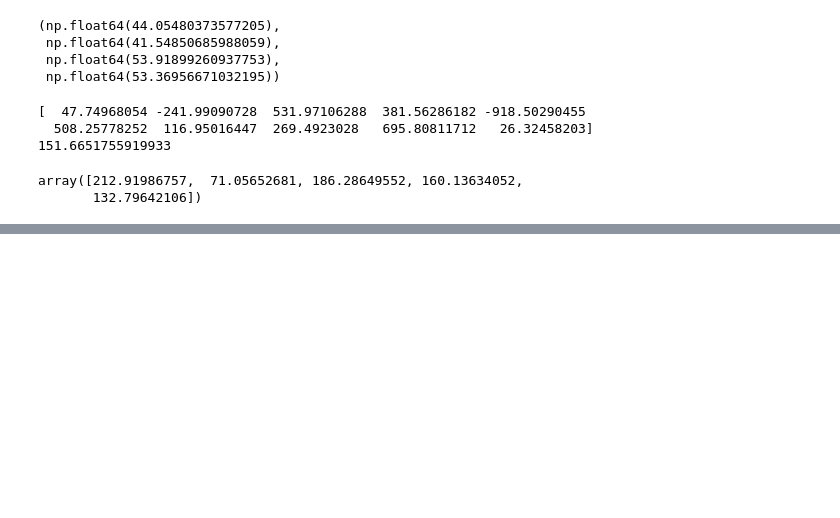
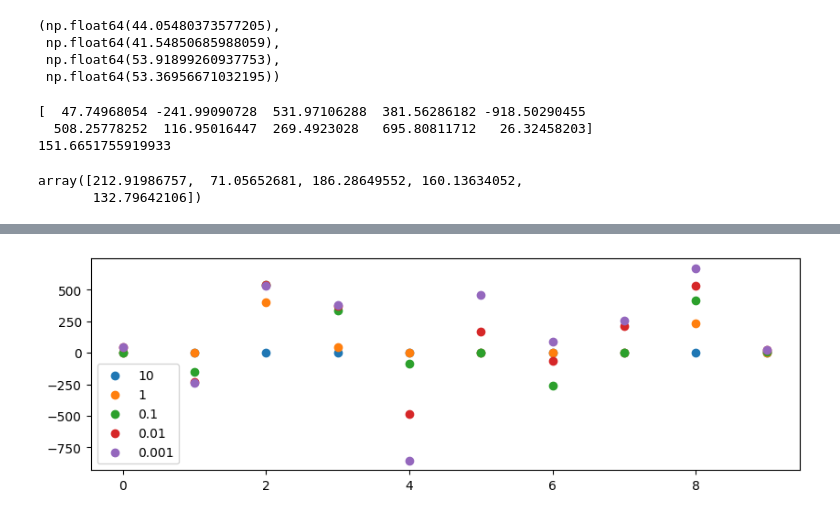
Before and after one commit to 2yuri89/workspace, a Jupyter notebook: ml-basic/example_04.ipynb, the cells around one changed output, grey strips where cells are left out. Saved outputs shown, nothing was run; the diff lists cells and outputs as text; code cells hidden in the pictures; blank space fills up the shorter version.

```diff
--- a/ml-basic/example_04.ipynb
+++ b/ml-basic/example_04.ipynb
@@ -72,0 +112,14 @@ array([212.91986757,  71.05652681, 186.28649552, 160.13634052,
+# %%
+# Lasso 모델 훈련 (학습)
+
+from sklearn.linear_model import Lasso  # 클래스
+
+scores = []
+weights = []
+for a in [1000, 100, 10, 1, 0.1, 0.01, 0.001]:     # 사용하고싶은 규제(알파값들)를 반복문으로 자동 출력되게 하기
+    lasso = Lasso(alpha=a)              # 객체만들기. 알파=a로 지정해서 어떻게 바뀌는지 관찰
+    lasso.fit(X_train, y_train)
+    scores.append( (a, lasso.score(X_train, y_train), lasso.score(X_test, y_test)) )    # 평가 값 저장
+    # 규제에따른 훈련/테스트 스코어를 리스트[]에 담기
+    weights.append( (a, lasso.coef_ ) )  # 가중치 저장
+    # 규제에따른 훈련/테스트 가중치를 리스트[]에 담기
@@ -72,0 +136,9 @@ array([212.91986757,  71.05652681, 186.28649552, 160.13634052,
+# %%
+plt.figure(figsize=(10, 3))
+for alpha, weight in weights:
+    plt.scatter(np.arange(len(weight)), weight, label = str(alpha)) # 알파, 가중치 분리
+plt.legend()
+plt.show()
+# 규제에 따라 진폭이 달라진다.
+# %% [output]
+[figure, added]
```
Also changed, not shown: parts of 8 cells of this notebook.
